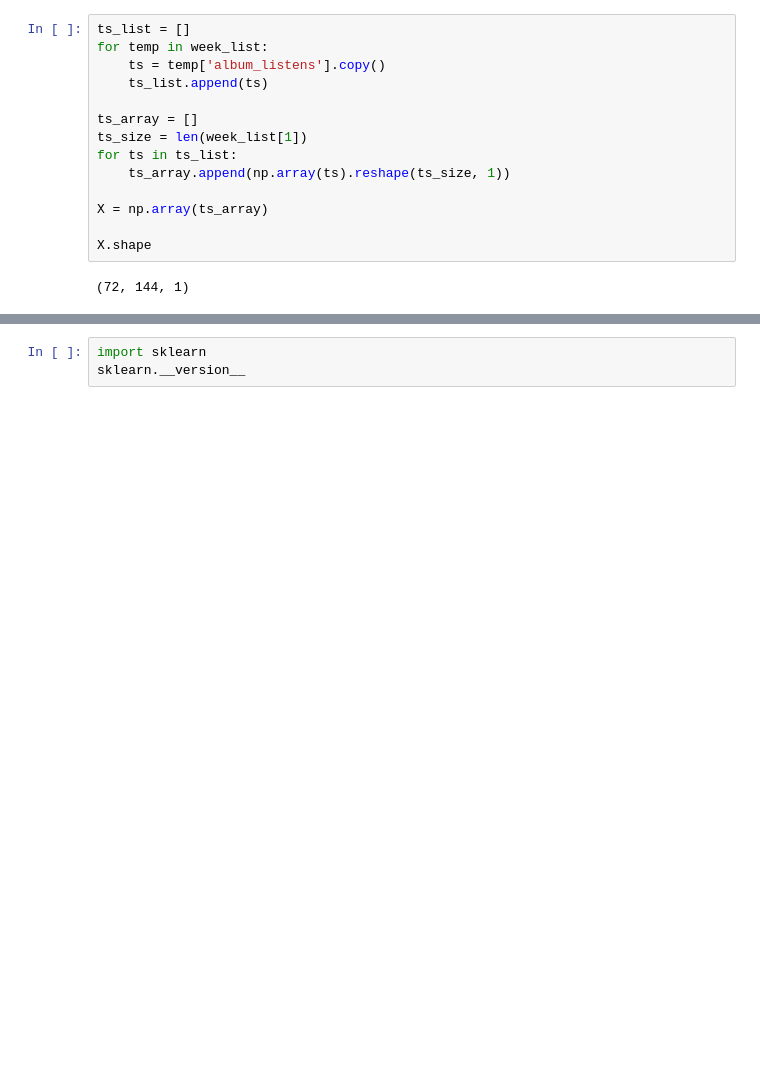
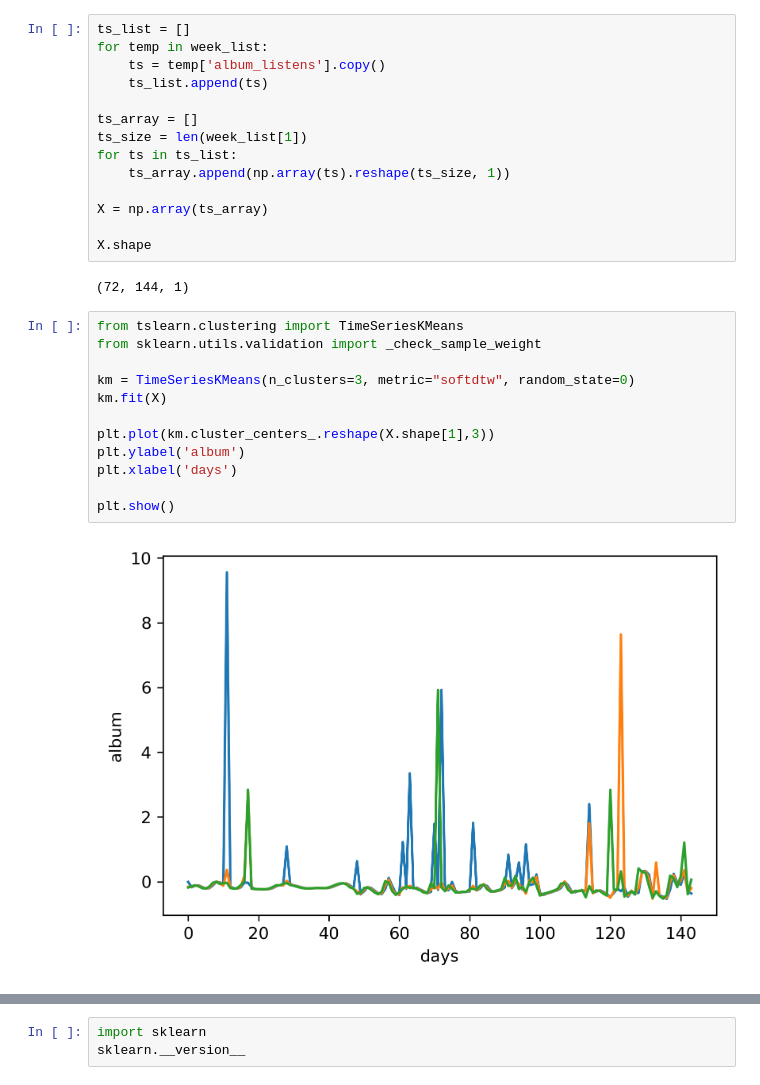
Before and after one commit to micheleandreucci/DM2, a Jupyter notebook: TS_module3_overall.ipynb, the cells around one changed output, grey strips where cells are left out. Cells and saved outputs as stored; diff of their text form; blank space fills up the shorter version.

Commit message:
Time series tasks

```diff
--- a/TS_module3_overall.ipynb
+++ b/TS_module3_overall.ipynb
@@ -464,3 +464,17 @@ X = np.array(ts_array)
 X.shape
 # %% [output]
 (72, 144, 1)
+# %%
+from tslearn.clustering import TimeSeriesKMeans
+from sklearn.utils.validation import _check_sample_weight
+
+km = TimeSeriesKMeans(n_clusters=3, metric="softdtw", random_state=0)
+km.fit(X)
+
+plt.plot(km.cluster_centers_.reshape(X.shape[1],3))
+plt.ylabel('album')
+plt.xlabel('days')
+
+plt.show()
+# %% [output]
+[figure, added]
```
Also changed, not shown: parts of 1 cell of this notebook.
